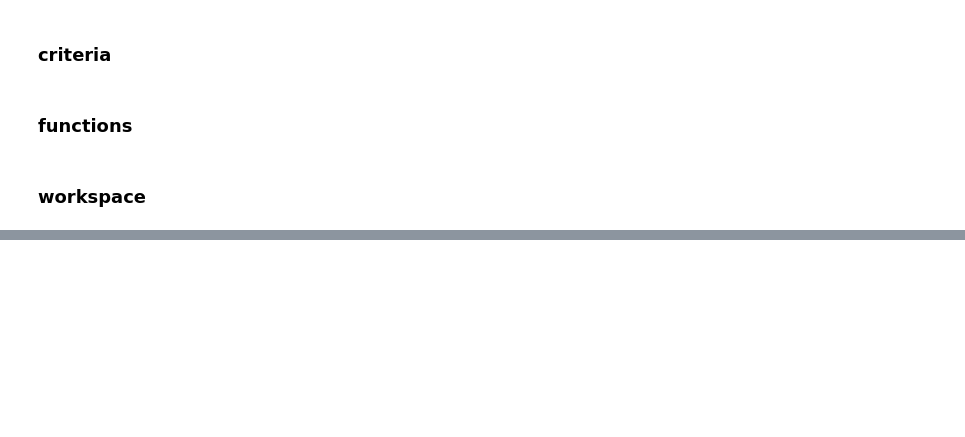
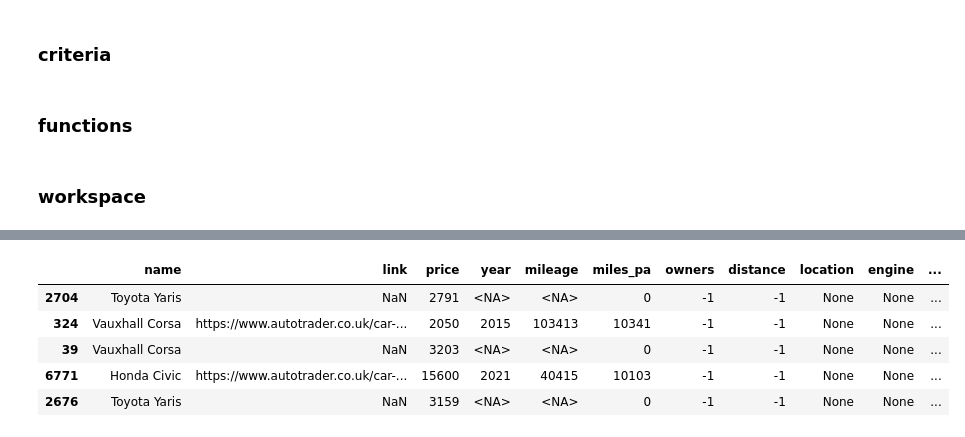
Before and after one commit to d-llen/Autotrader-Used-Car-Price-Webscraper, a Jupyter notebook: Autotrader.ipynb, the cells around one changed output, grey strips where cells are left out. Drawn from its saved outputs; the diff is of its cells as text; code cells hidden in the pictures; blank space fills up the shorter version.

```diff
--- a/Autotrader.ipynb
+++ b/Autotrader.ipynb
@@ -318,0 +369,9 @@ df.describe()
+# %%
+df.head()
+# %% [output]
+|  | name | link | price | year | mileage | miles_pa | owners | distance | location | engine | ... |
+| 2704 | Toyota Yaris | NaN | 2791 | <NA> | <NA> | 0 | -1 | -1 | None | None | ... |
+| 324 | Vauxhall Corsa | https://www.autotrader.co.uk/car-... | 2050 | 2015 | 103413 | 10341 | -1 | -1 | None | None | ... |
+| 39 | Vauxhall Corsa | NaN | 3203 | <NA> | <NA> | 0 | -1 | -1 | None | None | ... |
+| 6771 | Honda Civic | https://www.autotrader.co.uk/car-... | 15600 | 2021 | 40415 | 10103 | -1 | -1 | None | None | ... |
+| 2676 | Toyota Yaris | NaN | 3159 | <NA> | <NA> | 0 | -1 | -1 | None | None | ... |
```
Also changed, not shown: parts of 10 cells of this notebook, 2 other files.
